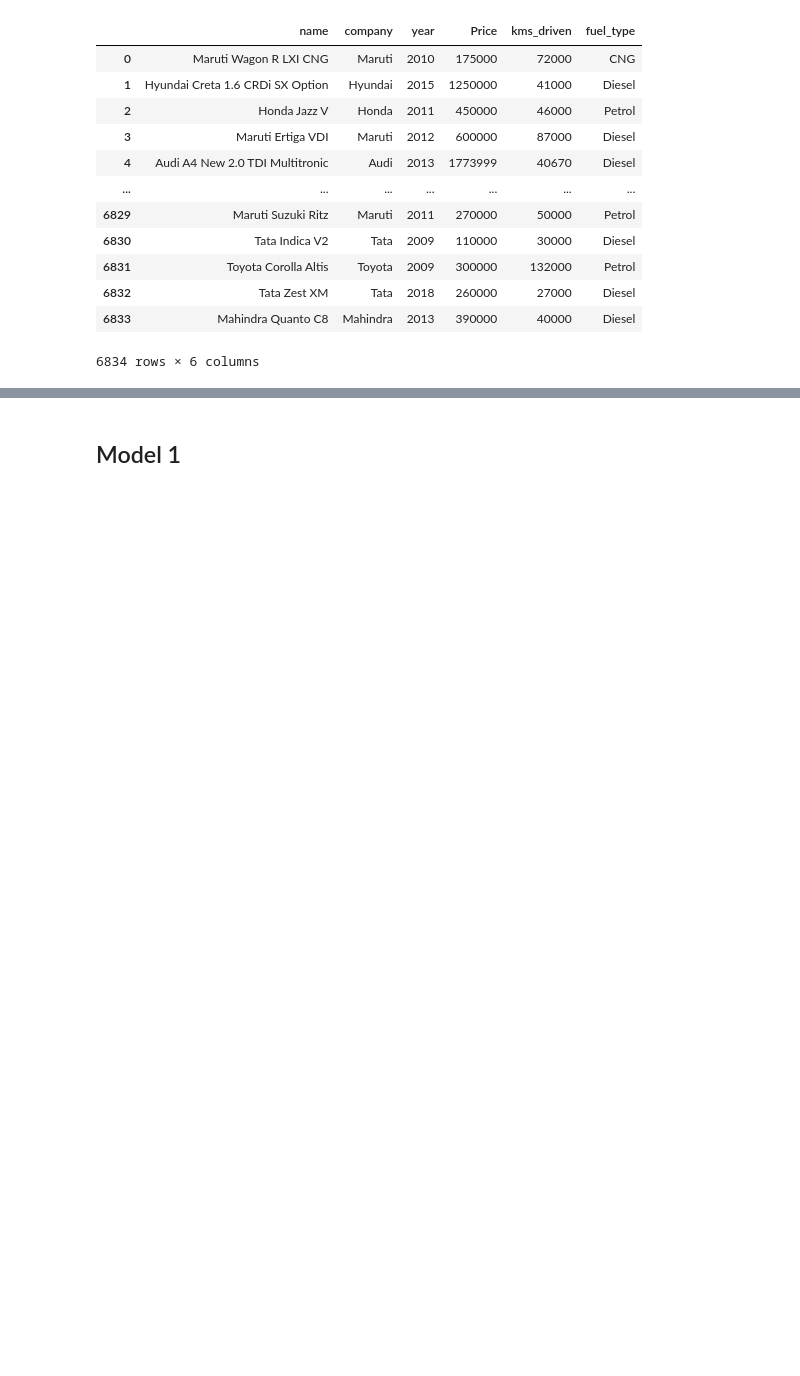
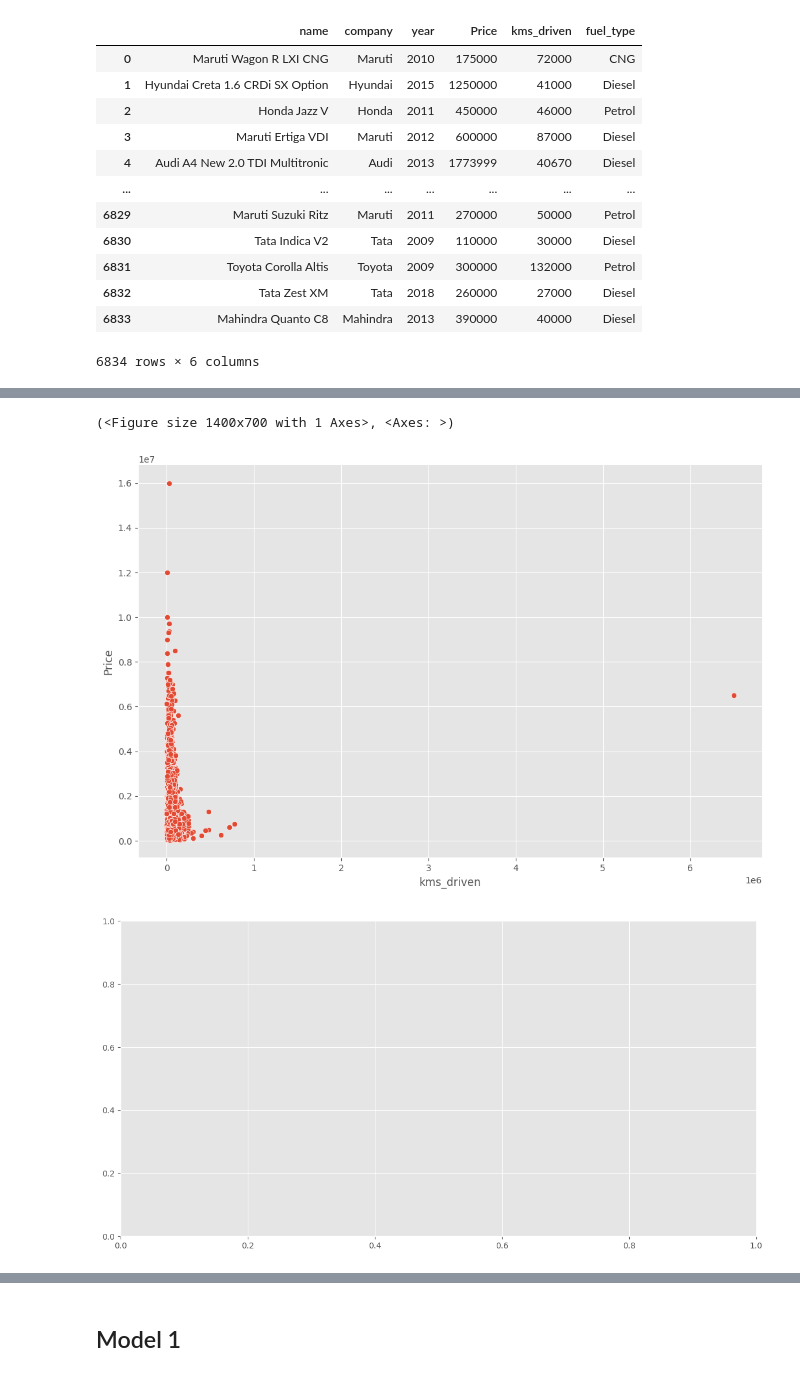
Before and after one commit to Ayubi01/Price-The-Car, a Jupyter notebook: projec.ipynb, the cells around one changed output, grey strips where cells are left out. Drawn from its saved outputs; the diff is of its cells as text; code cells hidden in the pictures; blank space fills up the shorter version.

```diff
--- a/projec.ipynb
+++ b/projec.ipynb
@@ -198,5 +202,9 @@ plt.show()
 # %%
-ns.relplot(x='kms_driven',y='Price',data=car,height=7,aspect=1.5)
+sns.relplot(x='kms_driven',y='Price',data=car,height=7,aspect=1.5)
 plt.subplots(figsize=(14,7))
+# %% [output]
+(<Figure size 1400x700 with 1 Axes>, <Axes: >)
+[figure, added]
+[figure, added]
 # %%
 sns.boxplot(x='fuel_type',y='Price',data=car)
```
Also changed, not shown: parts of 8 cells of this notebook, 4 other files.
